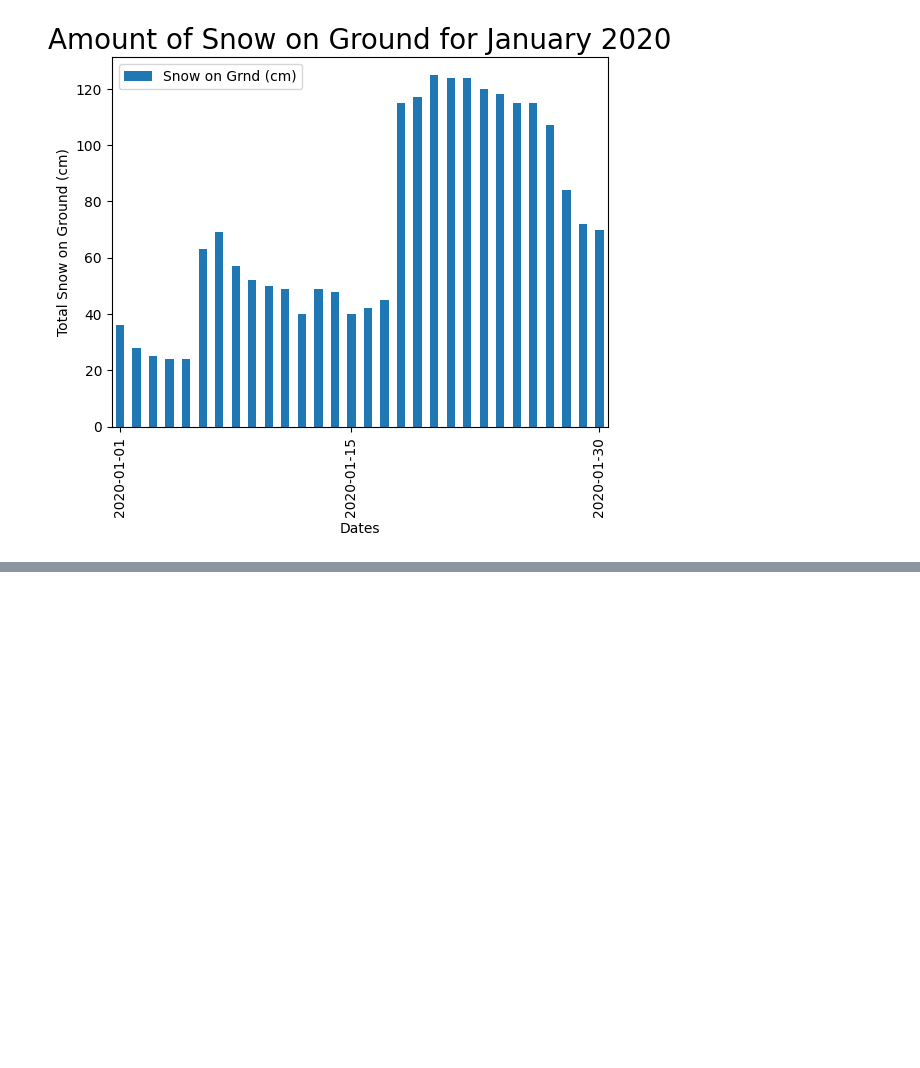
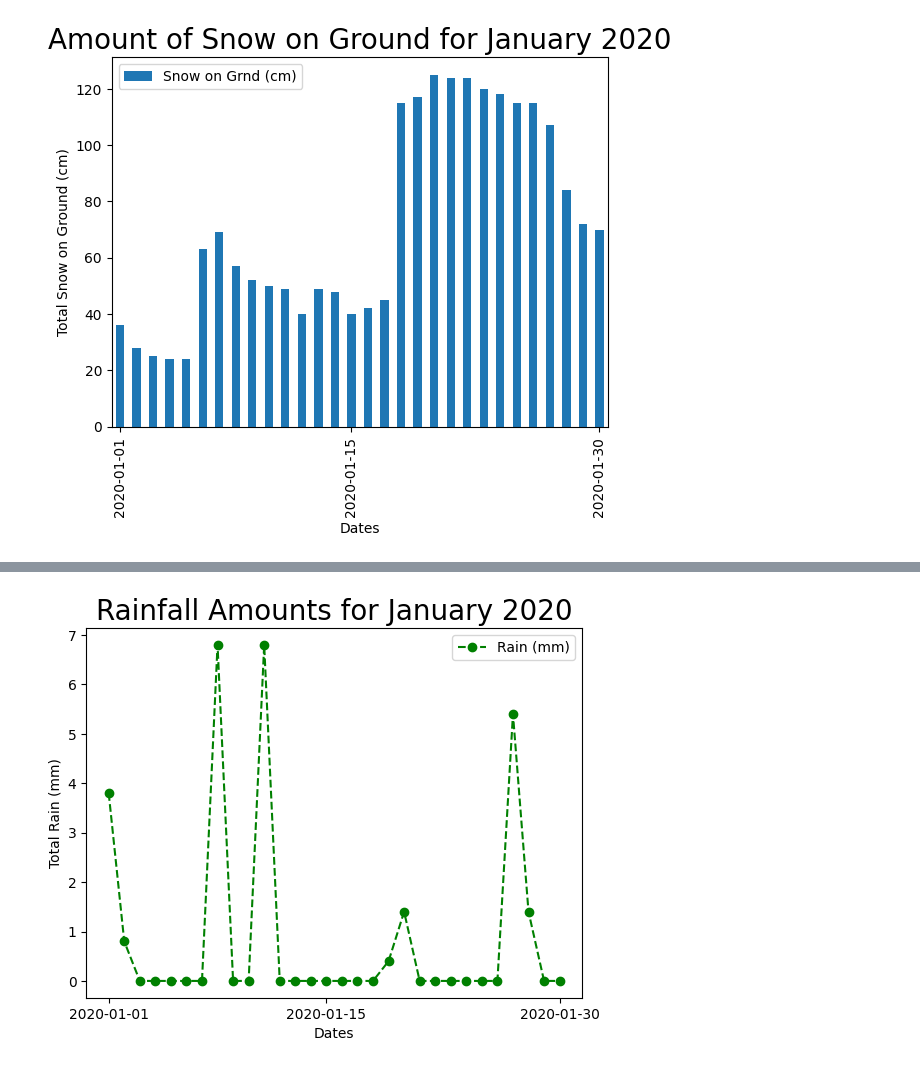
Before and after one commit to dcameronmckenna/CMSC6950-Project, a Jupyter notebook: project_graphs.ipynb, the cells around one changed output, grey strips where cells are left out. Saved outputs shown, nothing was run; the diff lists cells and outputs as text; code cells hidden in the pictures; blank space fills up the shorter version.

```diff
--- a/project_graphs.ipynb
+++ b/project_graphs.ipynb
@@ -122,0 +123,21 @@ plt.show()
+# %%
+num_cols_rain = ['Total Rain (mm)']
+
+weather_data[num_cols_rain] = weather_data[num_cols_rain].astype(float)
+
+total_rain = weather_data[num_cols_rain]
+
+axes = plt.subplot()
+axes.plot(total_rain[0:30], color = 'g', linestyle = 'dashed',
+         marker = 'o',label = "Rain (mm)")
+
+axes.set_xticks([0, 14, 29])
+
+
+plt.xlabel('Dates')
+plt.ylabel('Total Rain (mm)')
+plt.title('Rainfall Amounts for January 2020', fontsize = 20)
+plt.legend()
+plt.show()
+# %% [output]
+[figure, added]
```
Also changed, not shown: parts of 2 cells of this notebook.
